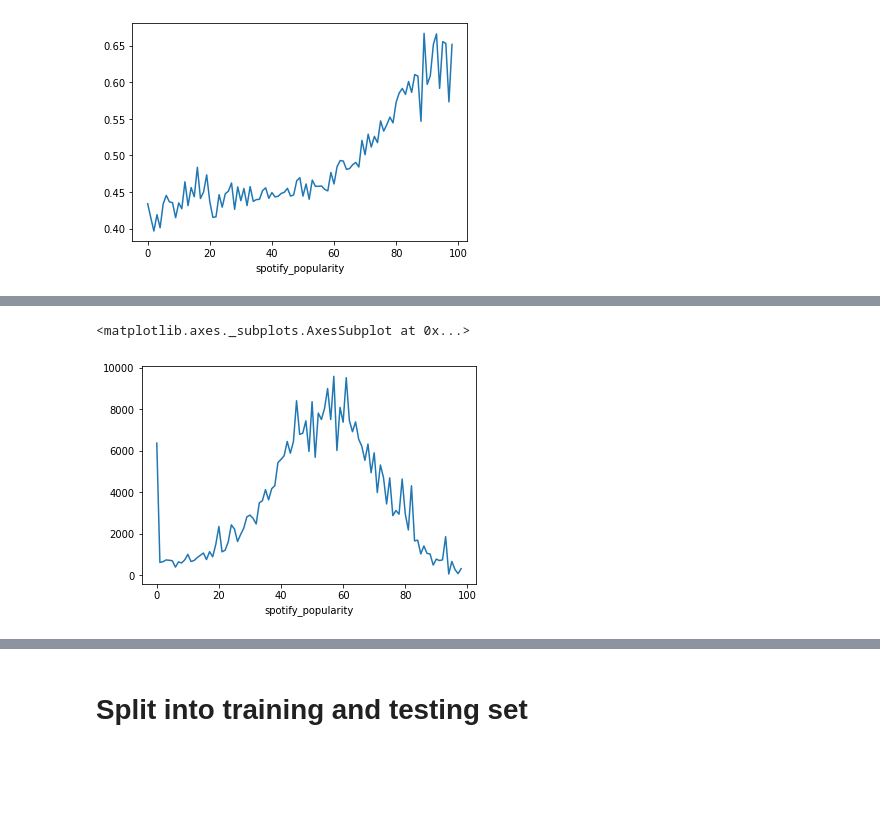
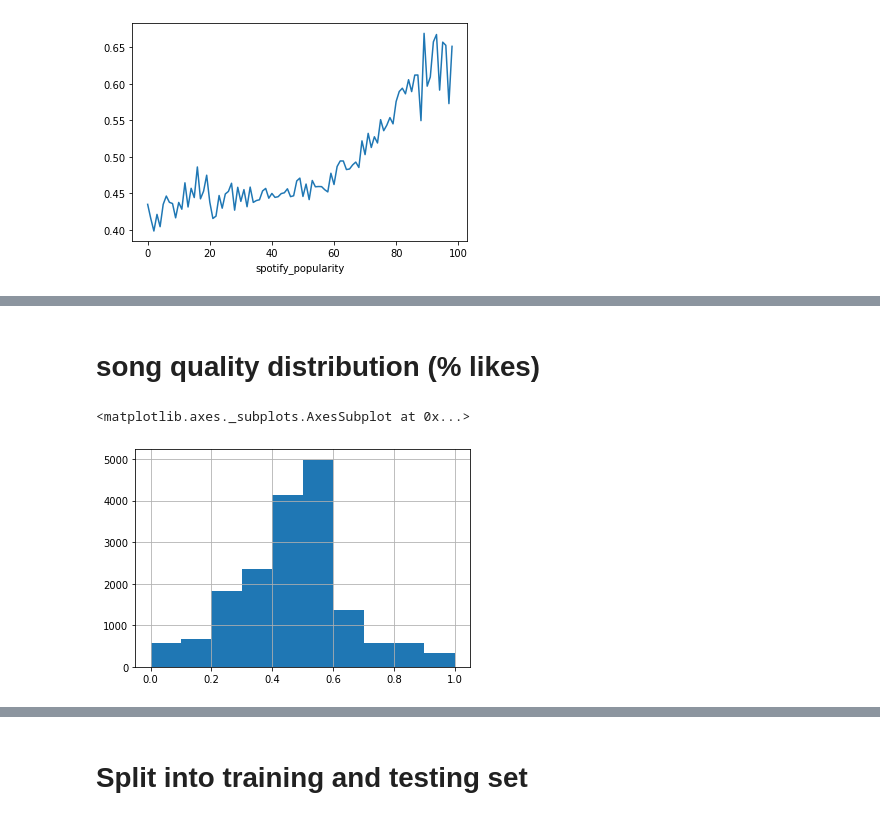
Before and after one commit to sstoikov/music-recommender, a Jupyter notebook: MusicRecommender.ipynb, the cells around one changed output, grey strips where cells are left out. Saved outputs shown, nothing was run; the diff lists cells and outputs as text; code cells hidden in the pictures; blank space fills up the shorter version.

```diff
--- a/MusicRecommender.ipynb
+++ b/MusicRecommender.ipynb
@@ -19,5 +64,7 @@ interactions_from_selected_users_df.groupby(['spotify_popularity']).mean()['like
+# %% [markdown]
+# song quality distribution (% likes)
 # %%
-interactions_from_selected_users_df.groupby(['spotify_popularity']).count()['liked'].plot()
+interactions_from_selected_users_df.groupby(['song_id']).mean()['liked'].sort_values().hist()
 # %% [output]
 <matplotlib.axes._subplots.AxesSubplot at 0x...>
-[figure, old version]
+[figure, new version]
```
Also changed, not shown: parts of 46 cells of this notebook, 1 other file.
